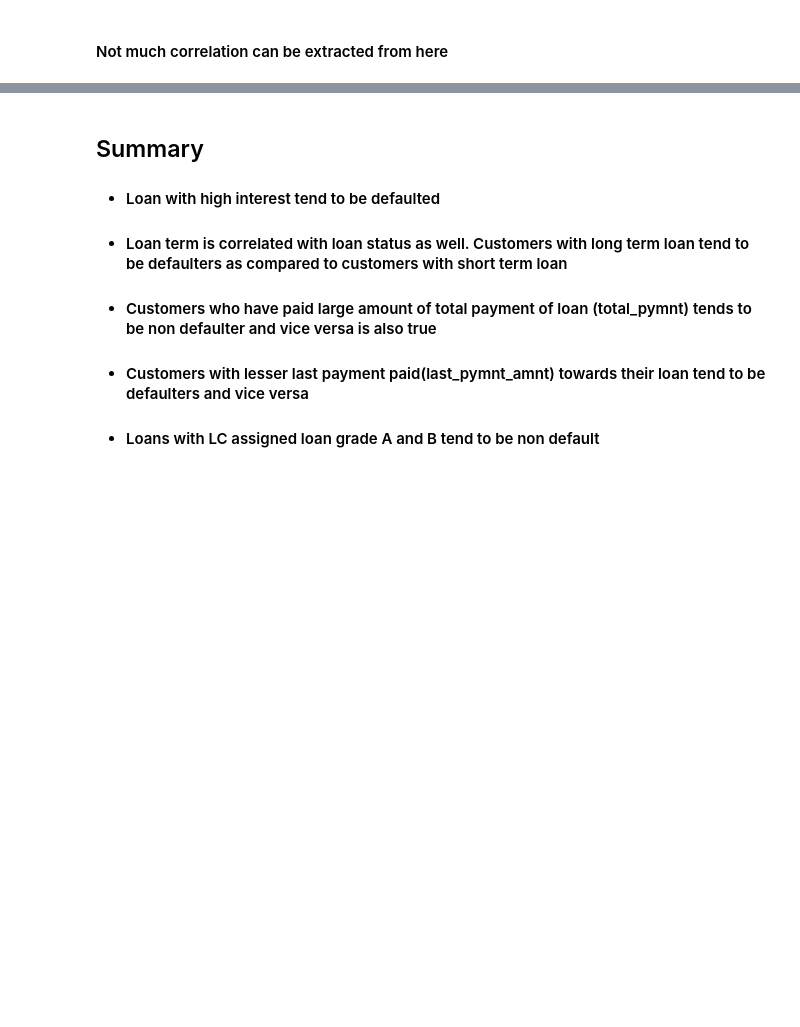
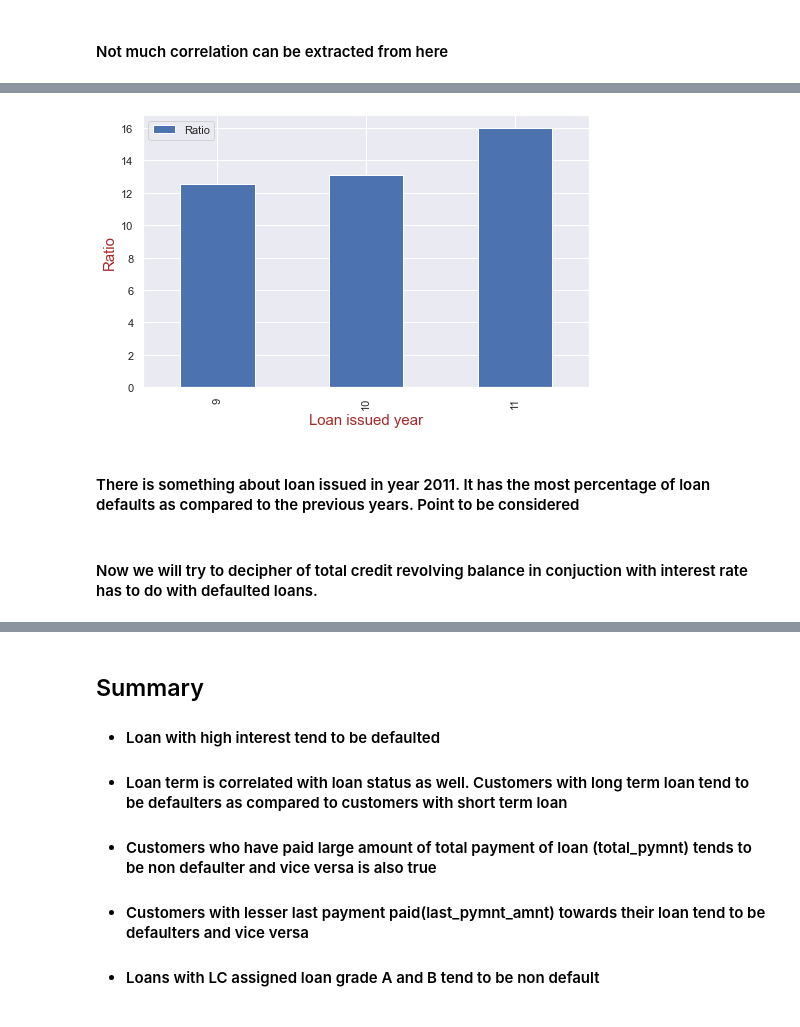
Before and after one commit to IamVib/LengingClubCaseStudy, a Jupyter notebook: Group_Facilitator_Vibhor.ipynb, the cells around one changed output, grey strips where cells are left out. Cells and saved outputs as stored; diff of their text form; code cells hidden in the pictures; blank space fills up the shorter version.

```diff
--- a/Group_Facilitator_Vibhor.ipynb
+++ b/Group_Facilitator_Vibhor.ipynb
@@ -952,0 +922,13 @@ plt.show()
+# %%
+pvt["Ratio"] = pvt.apply(cal_ratio,axis=1)
+
+pvt.plot(kind="bar",y="Ratio")
+plt.ylabel("Ratio",fontdict={'fontsize': 15, 'fontweight' : 5, 'color' : 'Brown'})
+plt.xlabel("Loan issued year", fontdict={'fontsize': 15, 'fontweight' : 5, 'color' : 'Brown'})
+plt.show()
+# %% [output]
+[figure, added]
+# %% [markdown]
+#### There is something about loan issued in year 2011. It has the most percentage of loan defaults as compared to the previous years. Point to be considered
+# %% [markdown]
+#### Now we will try to decipher of total credit revolving balance in conjuction with interest rate has to do with defaulted loans.
```
Also changed, not shown: parts of 119 cells of this notebook, 1 other file.
